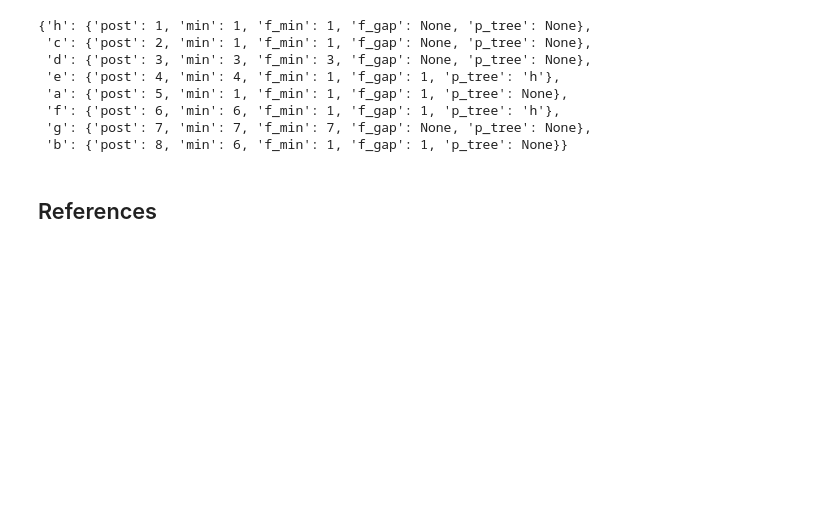
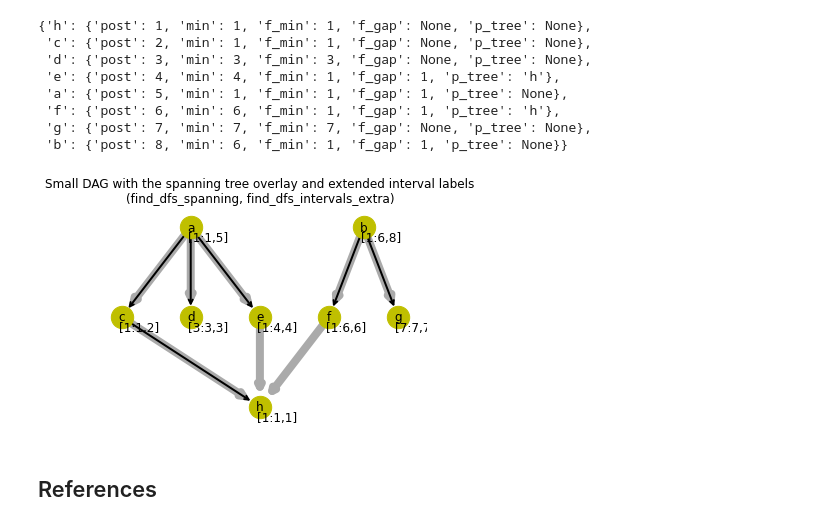
Before and after one commit to jnareb/git-commit-graph-ext, a Jupyter notebook: 07_interval_labels.ipynb, the cells around one changed output. Saved outputs shown, nothing was run; the diff lists cells and outputs as text; code cells hidden in the pictures; blank space fills up the shorter version.

```diff
--- a/07_interval_labels.ipynb
+++ b/07_interval_labels.ipynb
@@ -829,6 +835,44 @@ find_dfs_intervals_extra(sd)
  'f': {'post': 6, 'min': 6, 'f_min': 1, 'f_gap': 1, 'p_tree': 'h'},
  'g': {'post': 7, 'min': 7, 'f_min': 7, 'f_gap': None, 'p_tree': None},
  'b': {'post': 8, 'min': 6, 'f_min': 1, 'f_gap': 1, 'p_tree': None}}
+# %%
+# get graph
+sd=graphs.small_DAG_FELINE()
+# TODO: move setting original positions to `small_DAG_FELINE()` to avoid repetitions
+sd.tree={
+  'a':(2,3),'b':(4.5,3),
+  'c':(1,2),'d':(2,2),'e':(3,2),'f':(4,2),'g':(5,2),
+  'h':(3,1)
+}
+
+# find min-post intervals, and make labels
+intervals=find_dfs_intervals_extra(sd)
+intervals_repr={
+  v:('[%d:%d,%d]'%(i['f_min'],i['min'],i['post']))
+  for (v,i) in intervals.items()
+}
+
+# configure plot
+plt.axis('off')
+plt.title('Small DAG with the spanning tree overlay and extended interval labels\n'+
+          '(find_dfs_spanning, find_dfs_intervals_extra)')
+
+# draw graph, its spanning tree and min-post tree interval labels
+nx.draw_networkx(sd,
+                 pos=sd.tree,
+                 node_size=500,width=8.0,
+                 edge_color='#aaaaaa',node_color='y')
+nx.draw_networkx_edges(sd,
+                       pos=sd.tree,
+                       edgelist=find_dfs_spanning(sd),
+                       node_size=500,width=2.0,
+                       arrowstyle='->')
+nx.draw_networkx_labels(sd,
+                        pos={u:(x+0.25,y-0.12) for (u,(x,y)) in sd.tree.items()},
+                        labels=intervals_repr)
+plt.draw()
+# %% [output]
+[figure, added]
 # %% [markdown]
 ## References
 # %% [markdown]
```
Also changed, not shown: parts of 4 cells of this notebook, 1 other file.
